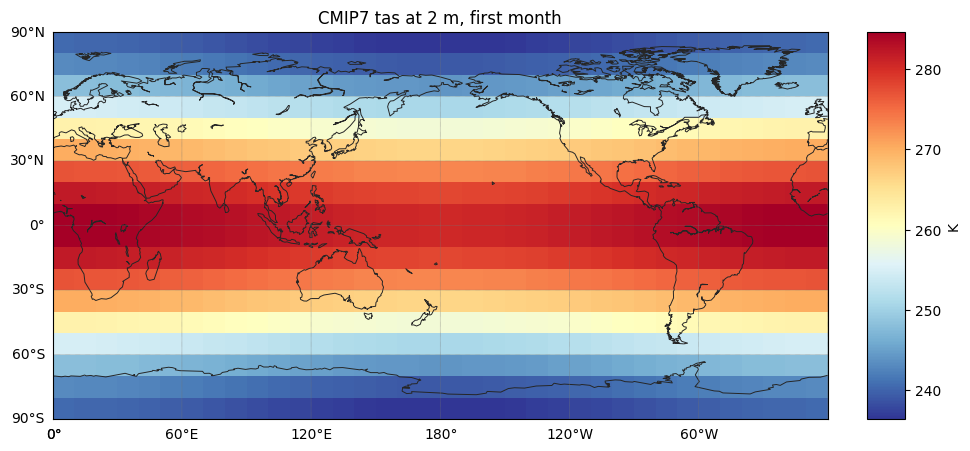
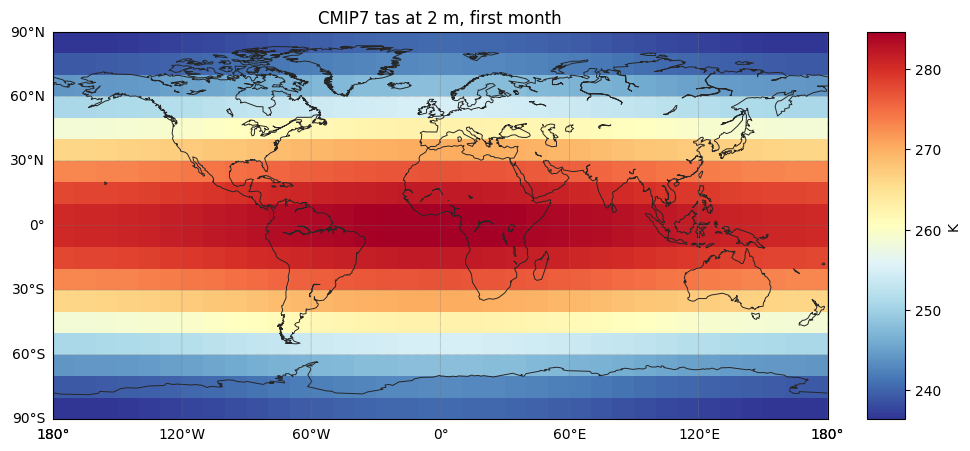
Unified diff of the notebook cell whose output changed from the first chart to the second:
--- before
+++ after
@@ -2,6 +2,6 @@
 map_plot = Basemap(
     projection="cyl",
-    llcrnrlon=0,
-    urcrnrlon=360,
+    llcrnrlon=-180,
+    urcrnrlon=180,
     llcrnrlat=-90,
     urcrnrlat=90,
@@ -10,10 +10,13 @@
 )
 map_plot.drawmapboundary(fill_color="#f7fbff", linewidth=0.8)
-lon_grid, lat_grid = np.meshgrid(ds["lon"].values, ds["lat"].values)
+lon_wrapped = ((ds["lon"].values + 180.0) % 360.0) - 180.0
+lon_order = np.argsort(lon_wrapped)
+lon_grid, lat_grid = np.meshgrid(lon_wrapped[lon_order], ds["lat"].values)
 x, y = map_plot(lon_grid, lat_grid)
-mesh = map_plot.pcolormesh(x, y, ds["tas"].isel(time=0).values, shading="auto", cmap="RdYlBu_r")
+field = ds["tas"].isel(time=0).values[:, lon_order]
+mesh = map_plot.pcolormesh(x, y, field, shading="auto", cmap="RdYlBu_r")
 map_plot.drawcoastlines(linewidth=0.7, color="0.15")
 map_plot.drawparallels(np.arange(-90, 91, 30), labels=[1, 0, 0, 0], linewidth=0.4, color="0.45", dashes=[1, 1])
-map_plot.drawmeridians(np.arange(0, 361, 60), labels=[0, 0, 0, 1], linewidth=0.4, color="0.45", dashes=[1, 1])
+map_plot.drawmeridians(np.arange(-180, 181, 60), labels=[0, 0, 0, 1], linewidth=0.4, color="0.45", dashes=[1, 1])
 colorbar = map_plot.colorbar(mesh, location="right", pad="5%")
 colorbar.set_label("K")

Commit: Update longitude orientation of maps in noteboks